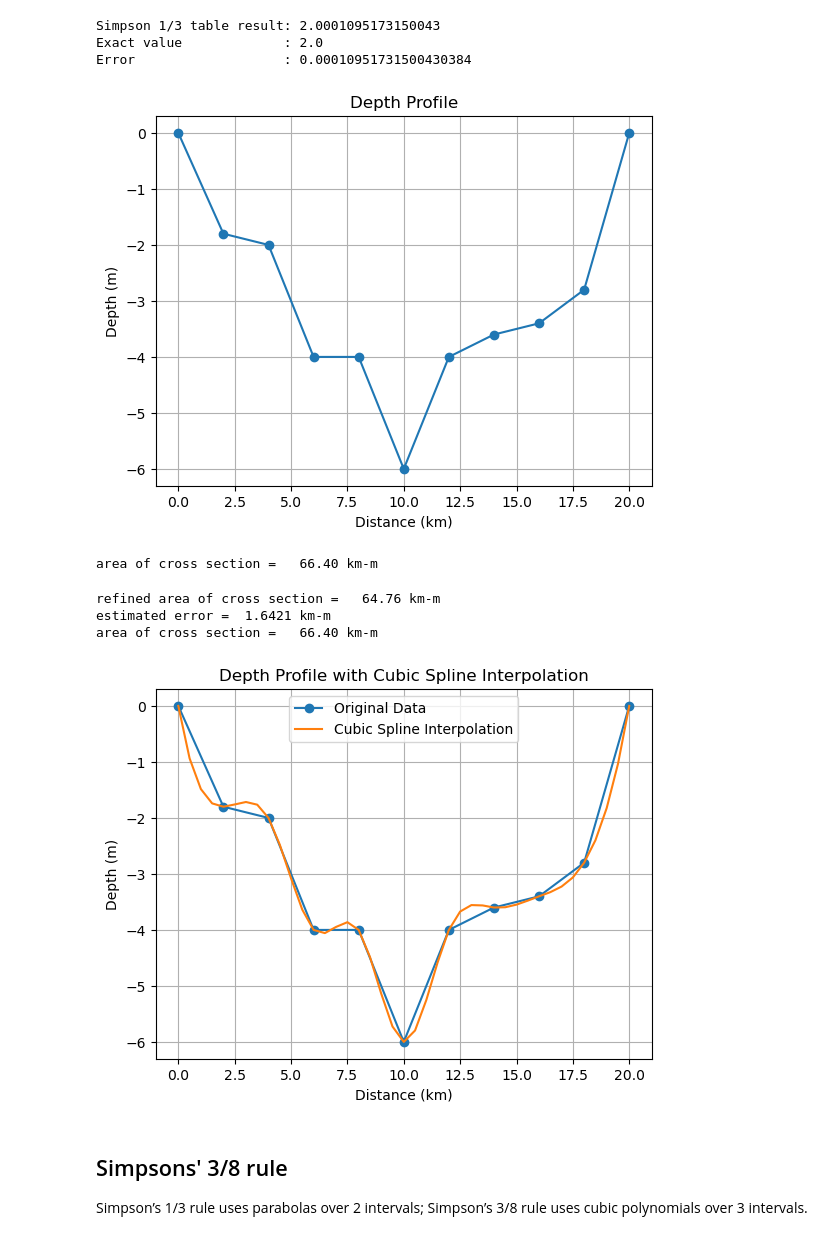
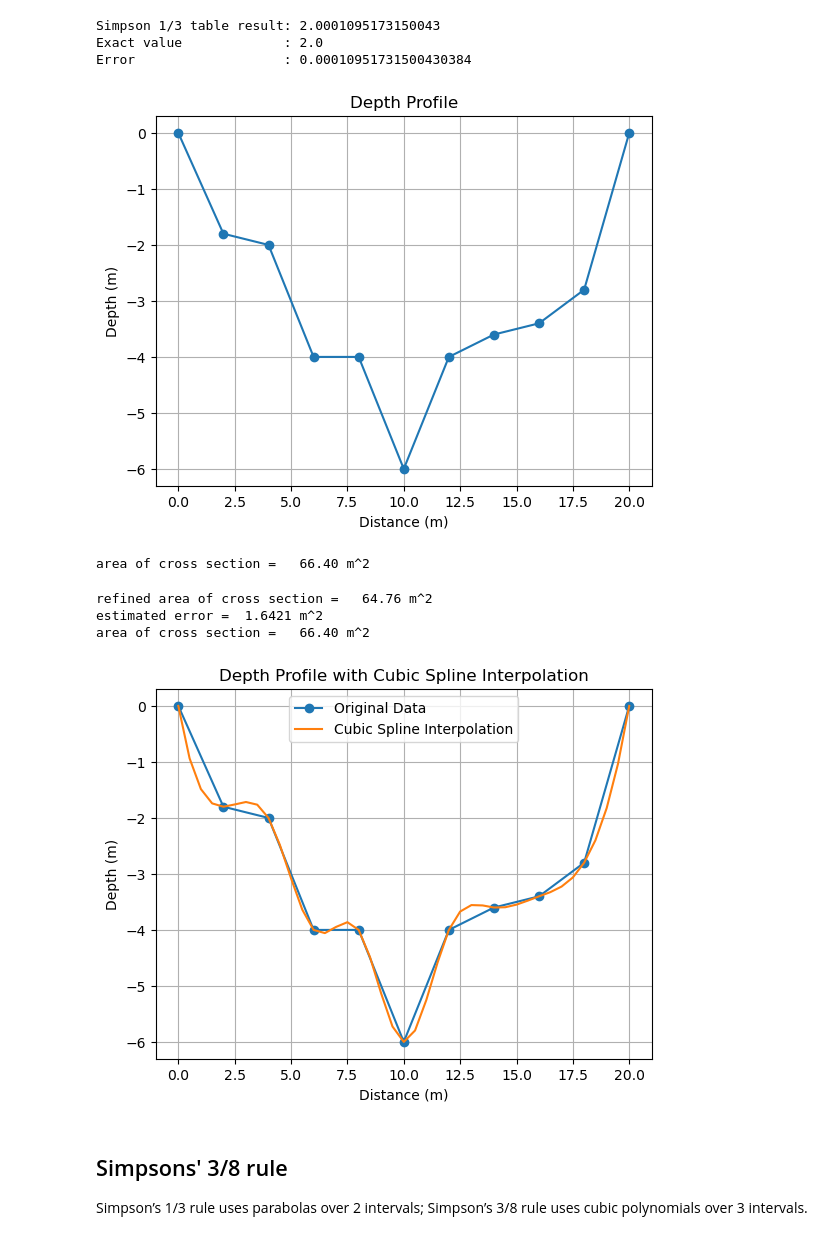
Before and after one commit to dtrad/goph420_class, a Jupyter notebook: examples/lecture1c.ipynb, the cells around one changed output. Saved outputs shown, nothing was run; the diff lists cells and outputs as text; code cells hidden in the pictures.

```diff
--- a/examples/lecture1c.ipynb
+++ b/examples/lecture1c.ipynb
@@ -306,52 +306,52 @@ Error                   : 0.00010951731500430384
 # %%
 depth=[0,1.8,2,4,4,6,4,3.6,3.4,2.8,0]
 distance=np.arange(0, 22, 2)
 # plot the depth profile
 import matplotlib.pyplot as plt
 # reverse depth for plotting
 depthb = [-d for d in depth]
 
 plt.plot(distance, depthb, marker='o')
-plt.xlabel('Distance (km)')
+plt.xlabel('Distance (m)')
 plt.ylabel('Depth (m)')
 plt.title('Depth Profile')
 plt.grid()
 plt.show()
 # %% [output]
-[figure, old version]
+[figure, new version]
 # %%
 area = simpson13table(distance, depth)
-print('area of cross section = {0:7.2f} km-m'.format(area))
+print('area of cross section = {0:7.2f} m^2'.format(area))
 # %% [output]
-area of cross section =   66.40 km-m
+area of cross section =   66.40 m^2
 # %%
 # estimate error by refining the distance intervals and interpolating with cspline
 from scipy.interpolate import CubicSpline
 cs = CubicSpline(distance, depth)
 distance_fine = np.arange(0, 20.5, 0.5)
 depth_fine = cs(distance_fine)
-area_fine = simpson13table(distance_fine, depth_fine)
+area_fine = simpson13table(distance_fine[::2], depth_fine[::2])
 area = simpson13table(distance, depth)
 error = abs(area_fine - area)
-print('refined area of cross section = {0:7.2f} km-m'.format(area_fine))
-print('estimated error = {0:7.4f} km-m'.format(error))
-print('area of cross section = {0:7.2f} km-m'.format(area))
+print('refined area of cross section = {0:7.2f} m^2'.format(area_fine))
+print('estimated error = {0:7.4f} m^2'.format(error))
+print('area of cross section = {0:7.2f} m^2'.format(area))
 # %% [output]
-refined area of cross section =   64.76 km-m
-estimated error =  1.6421 km-m
-area of cross section =   66.40 km-m
+refined area of cross section =   64.76 m^2
+estimated error =  1.6421 m^2
+area of cross section =   66.40 m^2
 # %%
 # plot both the original and refined depth profiles
 plt.plot(distance, depthb, marker='o', label='Original Data')
 plt.plot(distance_fine, -depth_fine, label='Cubic Spline Interpolation')
-plt.xlabel('Distance (km)')
+plt.xlabel('Distance (m)')
 plt.ylabel('Depth (m)')
 plt.title('Depth Profile with Cubic Spline Interpolation')
 plt.legend()
 plt.grid()
 plt.show()
 # %% [output]
-[figure, old version]
+[figure, new version]
 # %% [markdown]
 ## Simpsons' 3/8 rule
 Simpson’s 1/3 rule uses parabolas over 2 intervals; Simpson’s 3/8 rule uses cubic polynomials over 3 intervals.
```
Also changed, not shown: parts of 8 cells of this notebook, 2 other files.
